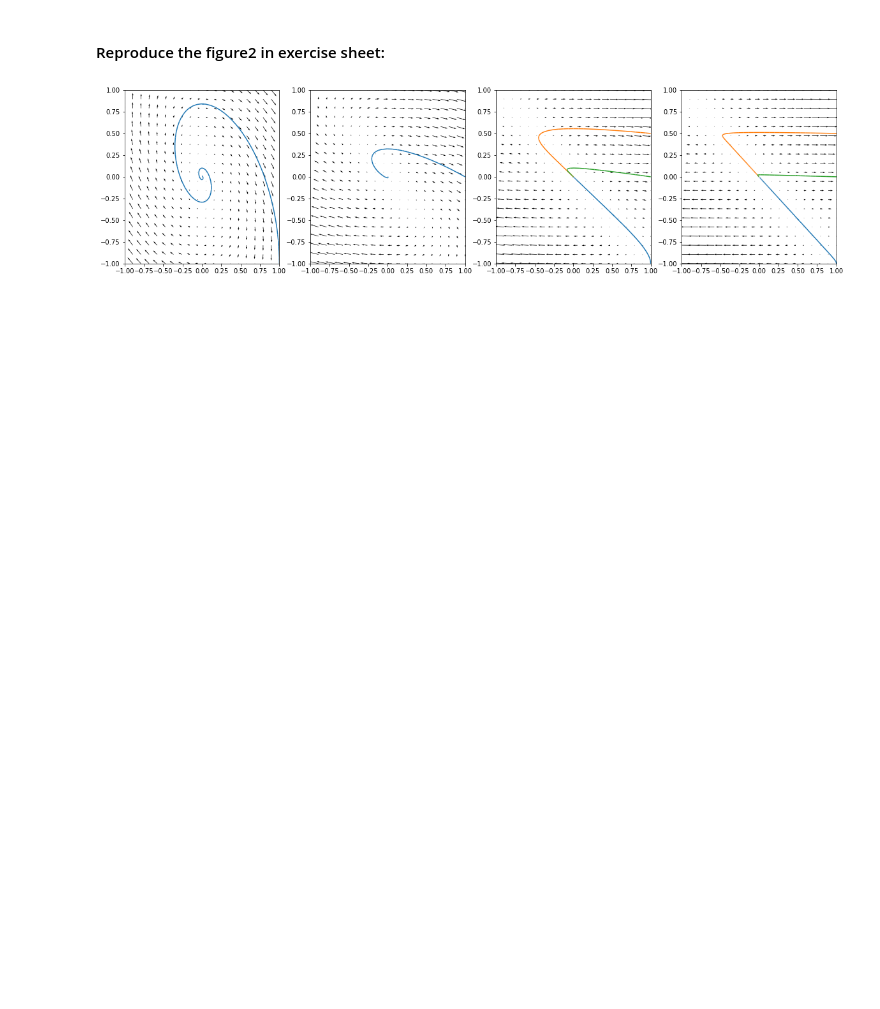
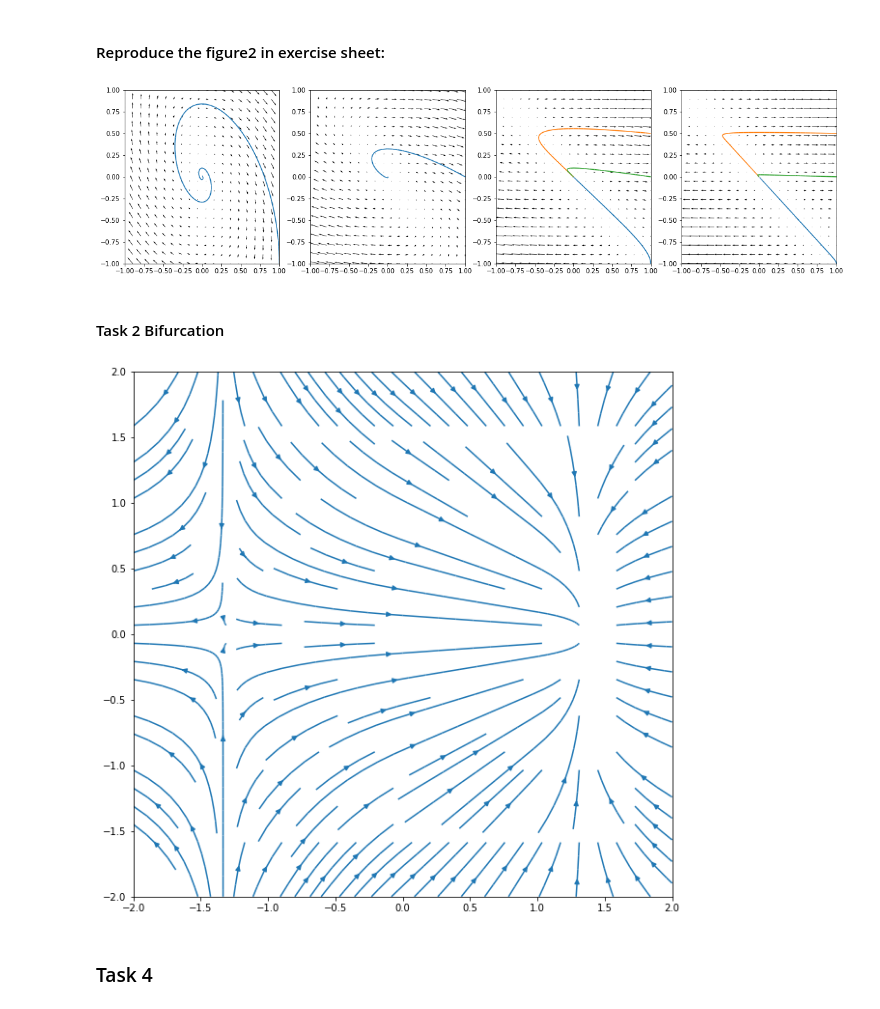
Before and after one commit to Linnore/MLCMS-EX3-GroupK, a Jupyter notebook: Test_Linnore.ipynb, the cells around one changed output. Cells and saved outputs as stored; diff of their text form; code cells hidden in the pictures; blank space fills up the shorter version.

```diff
--- a/Test_Linnore.ipynb
+++ b/Test_Linnore.ipynb
@@ -118,3 +165,25 @@ fig1d.streamplot(X, Y, U, V, start_points=[(1,0)], integration_direction="backwa
 plt.show()
 # %% [output]
 [figure]
+# %% [markdown]
+#### Task 2 Bifurcation
+# %%
+w = 2
+Y, X = np.mgrid[-w:w:5j, -w:w:5j]
+
+a = 2
+U = a - X**2
+V = -Y
+
+fig2 = plt.figure(figsize=(10, 10))
+
+fig2a = fig2.add_subplot()
+
+#fig1a.quiver(X, Y, U, V)
+fig2a.streamplot(X, Y, U, V, integration_direction="backward")
+
+plt.show()
+# %% [output]
+[figure, added]
+# %% [markdown]
+### Task 4
```
Also changed, not shown: parts of 10 cells of this notebook.
